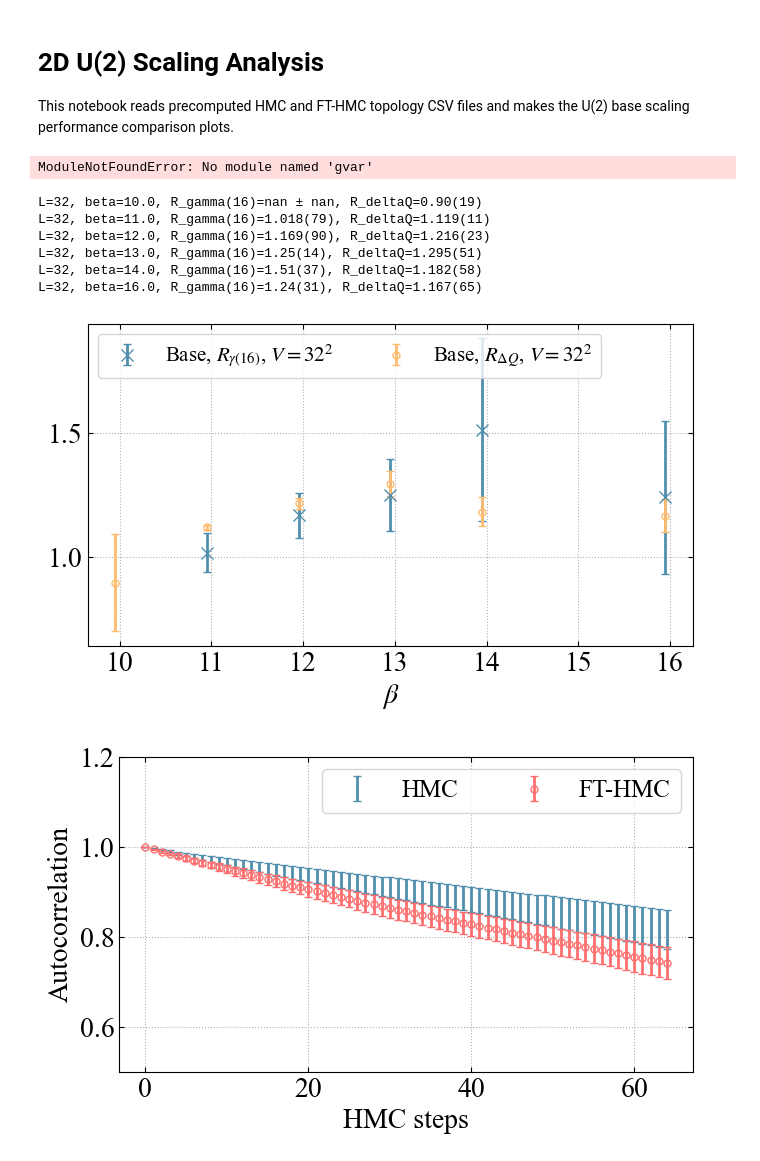
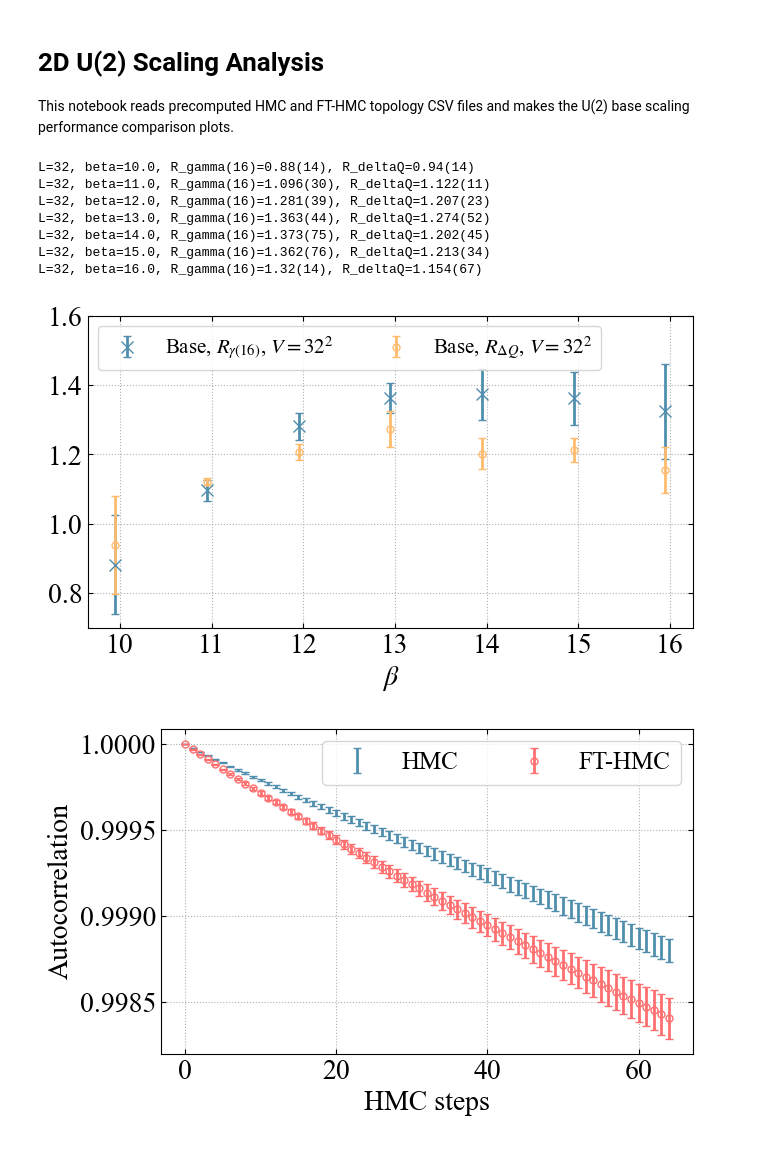
Before and after one commit to Greyyy-HJC/NTHMC, a Jupyter notebook: presentation/2du2_scaling.ipynb, the cells around one changed output. Cells and saved outputs as stored; diff of their text form; code cells hidden in the pictures.

```diff
--- a/presentation/2du2_scaling.ipynb
+++ b/presentation/2du2_scaling.ipynb
@@ -20,8 +20,8 @@ from nthmc.core.resampling import jackknife, jk_ls_avg
 from nthmc.u2.u2_observables import autocorrelation, format_beta
 
 LATTICE_SIZES = [32]
-BETAS = [10.0, 11.0, 12.0, 13.0, 14.0, 16.0]
-SEEDS = [1029, 1331, 1984, 1999, 2017, 2025]
+BETAS = [10.0, 11.0, 12.0, 13.0, 14.0, 15.0, 16.0]
+SEEDS = [1029, 1107, 1331, 1984, 1999, 2008, 2017, 2025]
 TRAIN_BETA = 10.0
 N_STEPS = int(os.environ.get("NTHMC_SCALING_N_STEPS", "10"))
 MAX_LAG = 64
@@ -32,8 +32,6 @@ HMC_DUMP_DIR = REPO_ROOT / "2du2" / "evaluation" / "hmc" / "dumps"
 FTHMC_DUMP_DIR = REPO_ROOT / "2du2" / "evaluation" / "base" / "dumps"
 PLOT_DIR = REPO_ROOT / "presentation" / "plots"
 PLOT_DIR.mkdir(parents=True, exist_ok=True)
-# %% [output]
-ModuleNotFoundError: No module named 'gvar'
 # %%
 def scaling_save_tag(lattice_size, seed):
     train_beta_tag = format_beta(TRAIN_BETA)
@@ -136,12 +137,13 @@ for lattice_size in LATTICE_SIZES:
             f"R_deltaQ={results[(lattice_size, beta)]['delta_q_ratio']}"
         )
 # %% [output]
-L=32, beta=10.0, R_gamma(16)=nan ± nan, R_deltaQ=0.90(19)
-L=32, beta=11.0, R_gamma(16)=1.018(79), R_deltaQ=1.119(11)
-L=32, beta=12.0, R_gamma(16)=1.169(90), R_deltaQ=1.216(23)
-L=32, beta=13.0, R_gamma(16)=1.25(14), R_deltaQ=1.295(51)
-L=32, beta=14.0, R_gamma(16)=1.51(37), R_deltaQ=1.182(58)
-L=32, beta=16.0, R_gamma(16)=1.24(31), R_deltaQ=1.167(65)
+L=32, beta=10.0, R_gamma(16)=0.88(14), R_deltaQ=0.94(14)
+L=32, beta=11.0, R_gamma(16)=1.096(30), R_deltaQ=1.122(11)
+L=32, beta=12.0, R_gamma(16)=1.281(39), R_deltaQ=1.207(23)
+L=32, beta=13.0, R_gamma(16)=1.363(44), R_deltaQ=1.274(52)
+L=32, beta=14.0, R_gamma(16)=1.373(75), R_deltaQ=1.202(45)
+L=32, beta=15.0, R_gamma(16)=1.362(76), R_deltaQ=1.213(34)
+L=32, beta=16.0, R_gamma(16)=1.32(14), R_deltaQ=1.154(67)
 # %%
 fig, ax = default_plot()
 beta_values = np.array(BETAS, dtype=float)
@@ -169,29 +171,29 @@ for index, lattice_size in enumerate(LATTICE_SIZES):
         **errorb_circle,
     )
 
-# ax.set_ylim(0.0, 8.2)
+ax.set_ylim(0.7, 1.6)
 ax.legend(ncol=2, loc="upper left", fontsize=15)
 ax.set_xlabel(r"$\beta$", **fs_p)
 plt.tight_layout()
 plt.savefig(PLOT_DIR / "2du2_scaling_performance.pdf", transparent=True)
 plt.show()
 # %% [output]
-[figure, old version]
+[figure, new version]
 # %%
 SELECTED_L = 32
 SELECTED_BETA = 14.0
 curve = results[(SELECTED_L, SELECTED_BETA)]
 lags = np.arange(MAX_LAG + 1)
 
 fig, ax = default_plot()
 ax.errorbar(lags, gv.mean(curve["hmc_auto"]), yerr=gv.sdev(curve["hmc_auto"]), label="HMC", color=color_ls[0], **errorb)
 ax.errorbar(lags, gv.mean(curve["fthmc_auto"]), yerr=gv.sdev(curve["fthmc_auto"]), label="FT-HMC", color=color_ls[3], **errorb_circle)
-ax.set_ylim(0.5, 1.2)
+# ax.set_ylim(0.5, 1.2)
 ax.legend(ncol=2, loc="upper right", **fs_small_p)
 ax.set_xlabel("HMC steps", **fs_p)
 ax.set_ylabel("Autocorrelation", **fs_p)
 plt.tight_layout()
 plt.savefig(PLOT_DIR / f"2du2_scaling_autocorrelation_L{SELECTED_L}_b{format_beta(SELECTED_BETA)}.pdf", transparent=True)
 plt.show()
 # %% [output]
-[figure, old version]
+[figure, new version]
```
Also changed, not shown: parts of 1 cell of this notebook, 33 other files.
